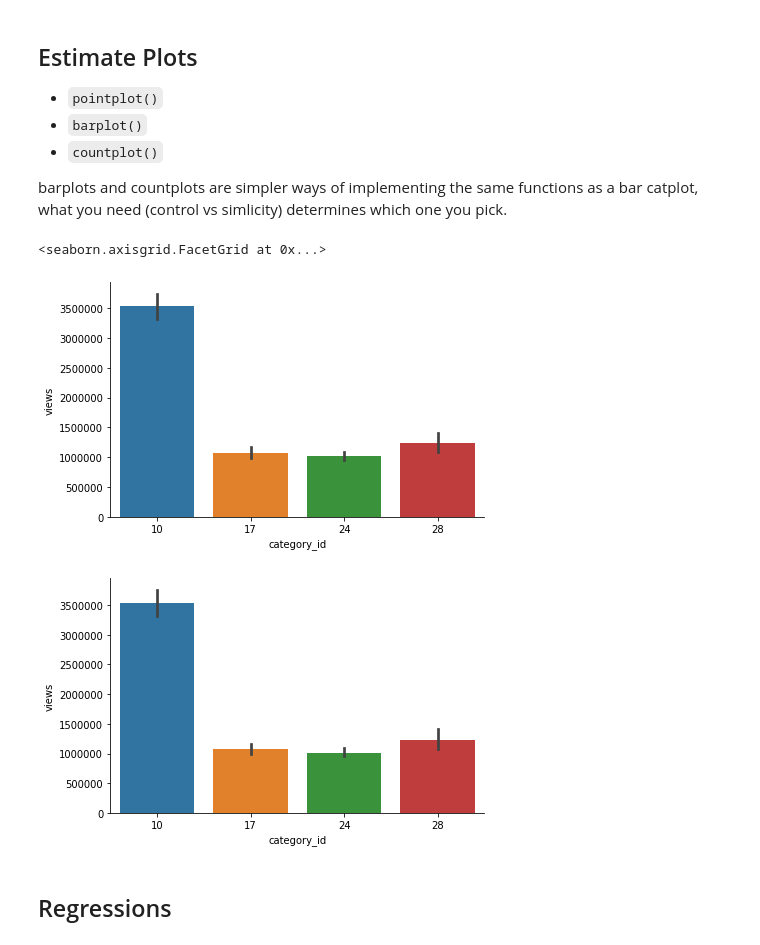
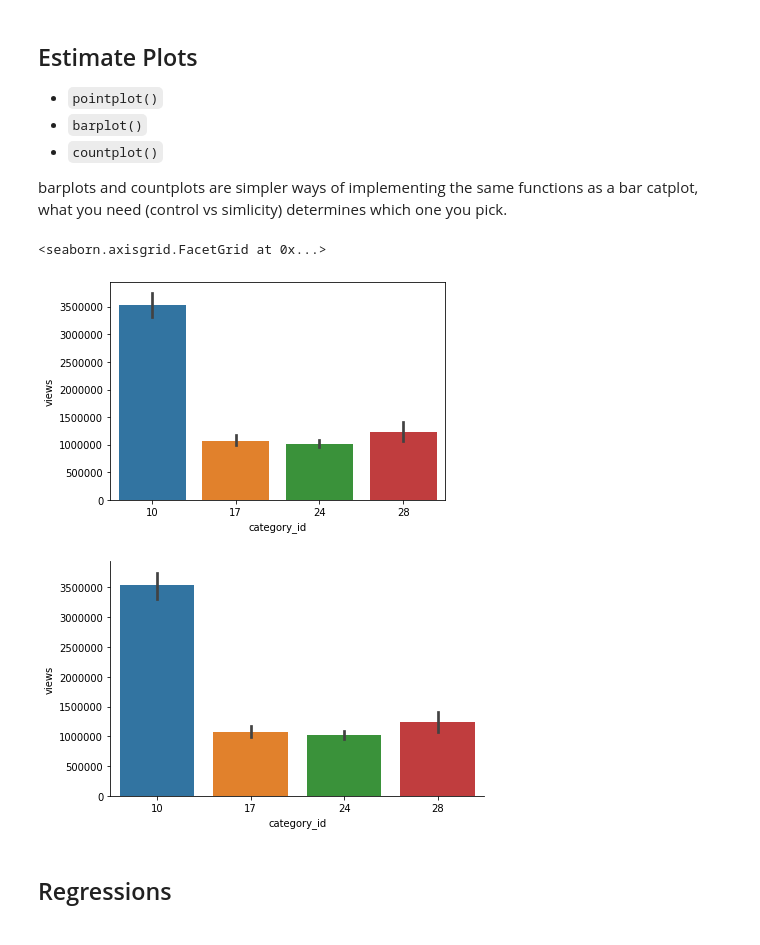
Before and after one commit to GTLibraryDataVisualization/Python-Visualization-for-Data-Science-Introduction-2020, a Jupyter notebook: Python_for_data_science-Youtube-Data.ipynb, the cells around one changed output. Saved outputs shown, nothing was run; the diff lists cells and outputs as text; code cells hidden in the pictures.

```diff
--- a/Python_for_data_science-Youtube-Data.ipynb
+++ b/Python_for_data_science-Youtube-Data.ipynb
@@ -337,14 +336,14 @@ barplots and countplots are simpler ways of implementing the same functions as a
 # %%
 # sns.catplot(x="category_id", kind="swarm", palette="ch:.25", data=cats, height=4, aspect=2) #hue="",
 # %%
-sns.catplot(x="category_id", y="views", kind="bar", data=cats, height=4, aspect=1.6)
+sns.barplot(x="category_id", y="views", data=cats)
 sns.catplot(x="category_id", y="views", kind="bar", data=cats, height=4, aspect=1.6)
 
 # by default these black lines represent our confidence interfval, which we can remove with "ci=None".
 # the default uses the standard deviation
 # %% [output]
 <seaborn.axisgrid.FacetGrid at 0x...>
-[figure, old version]
+[figure, new version]
 [figure]
 # %% [markdown]
 ## Regressions
```
Also changed, not shown: parts of 10 cells of this notebook.
